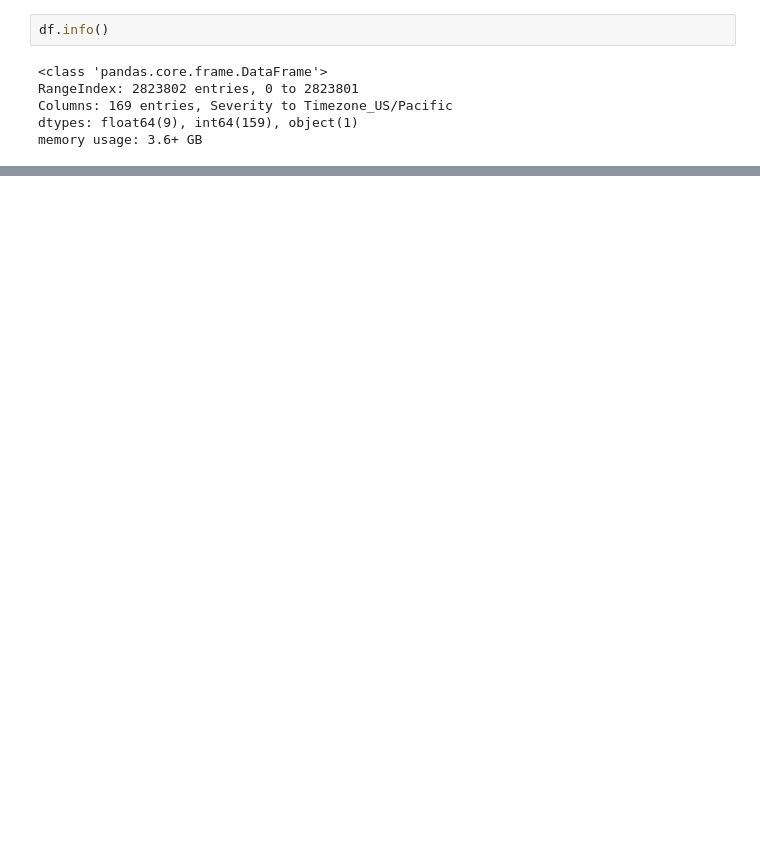
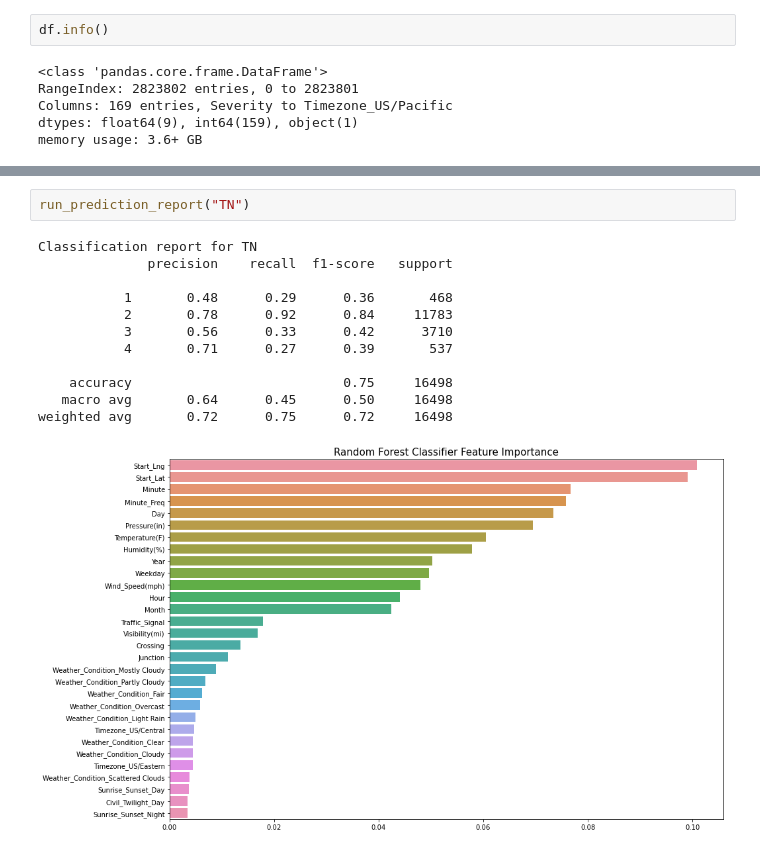
Before and after one commit to weslieashlyn/5300-Traffic-Accidents, a Jupyter notebook: Data Cleaning.ipynb, the cells around one changed output, grey strips where cells are left out. Saved outputs shown, nothing was run; the diff lists cells and outputs as text; blank space fills up the shorter version.

```diff
--- a/Data Cleaning.ipynb
+++ b/Data Cleaning.ipynb
@@ -597,0 +637,15 @@ weighted avg       0.76      0.77      0.75     66515
+# %%
+run_prediction_report("TN")
+# %% [output]
+Classification report for TN
+              precision    recall  f1-score   support
+
+           1       0.48      0.29      0.36       468
+           2       0.78      0.92      0.84     11783
+           3       0.56      0.33      0.42      3710
+           4       0.71      0.27      0.39       537
+
+    accuracy                           0.75     16498
+   macro avg       0.64      0.45      0.50     16498
+weighted avg       0.72      0.75      0.72     16498
+[figure, added]
```
Also changed, not shown: parts of 8 cells of this notebook.
